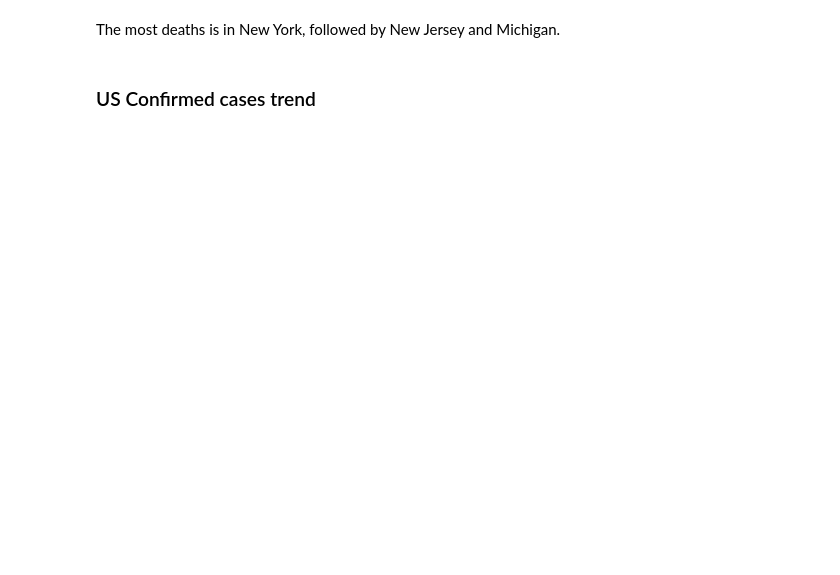
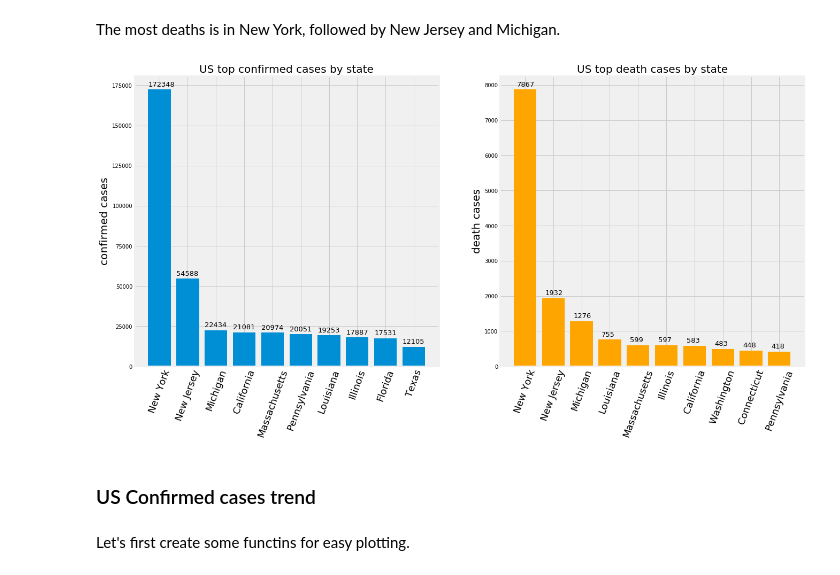
Before and after one commit to anarhasanov/COVID-19-analysis, a Jupyter notebook: COVID-19 analysis.ipynb, the cells around one changed output. Cells and saved outputs as stored; diff of their text form; code cells hidden in the pictures; blank space fills up the shorter version.

```diff
--- a/COVID-19 analysis.ipynb
+++ b/COVID-19 analysis.ipynb
@@ -354,4 +340,28 @@ for i in np.arange(len(deaths_latest_US)):
 # %% [markdown]
 The most deaths is in New York, followed by New Jersey and Michigan.
+# %%
+fig, ax = plt.subplots(1, 2, figsize=(20, 10))
+
+bar_US_cf = ax[0].bar(confirmed_latest_US.index, confirmed_latest_US.confirmed)
+ax[0].set_xticklabels(confirmed_latest_US.index, rotation=70, size=18)
+ax[0].set_ylabel('confirmed cases', size=20)
+ax[0].set_title('US top confirmed cases by state', size=20)
+for i in np.arange(len(confirmed_latest_US)):
+    ax[0].annotate(bar_US_cf[i].get_height(),
+    xy=(bar_US_cf[i].get_x() + bar_US_cf[i].get_width()/500, bar_US_cf[i].get_height() + 2000),
+    size=13)
+
+bar_US_de = ax[1].bar(deaths_latest_US.index, deaths_latest_US.deaths, color='orange')
+ax[1].set_xticklabels(deaths_latest_US.index, rotation=70, size=18)
+ax[1].set_ylabel('death cases', size=20)
+ax[1].set_title('US top death cases by state', size=20)
+for i in np.arange(len(deaths_latest_US)):
+    ax[1].annotate(bar_US_de[i].get_height(),
+    xy=(bar_US_de[i].get_x() + bar_US_de[i].get_width() / 7, bar_US_de[i].get_height() + 100),
+    size=13)
+# %% [output]
+[figure, added]
 # %% [markdown]
 ### US Confirmed cases trend
+# %% [markdown]
+Let's first create some functins for easy plotting.
```
Also changed, not shown: parts of 28 cells of this notebook.
